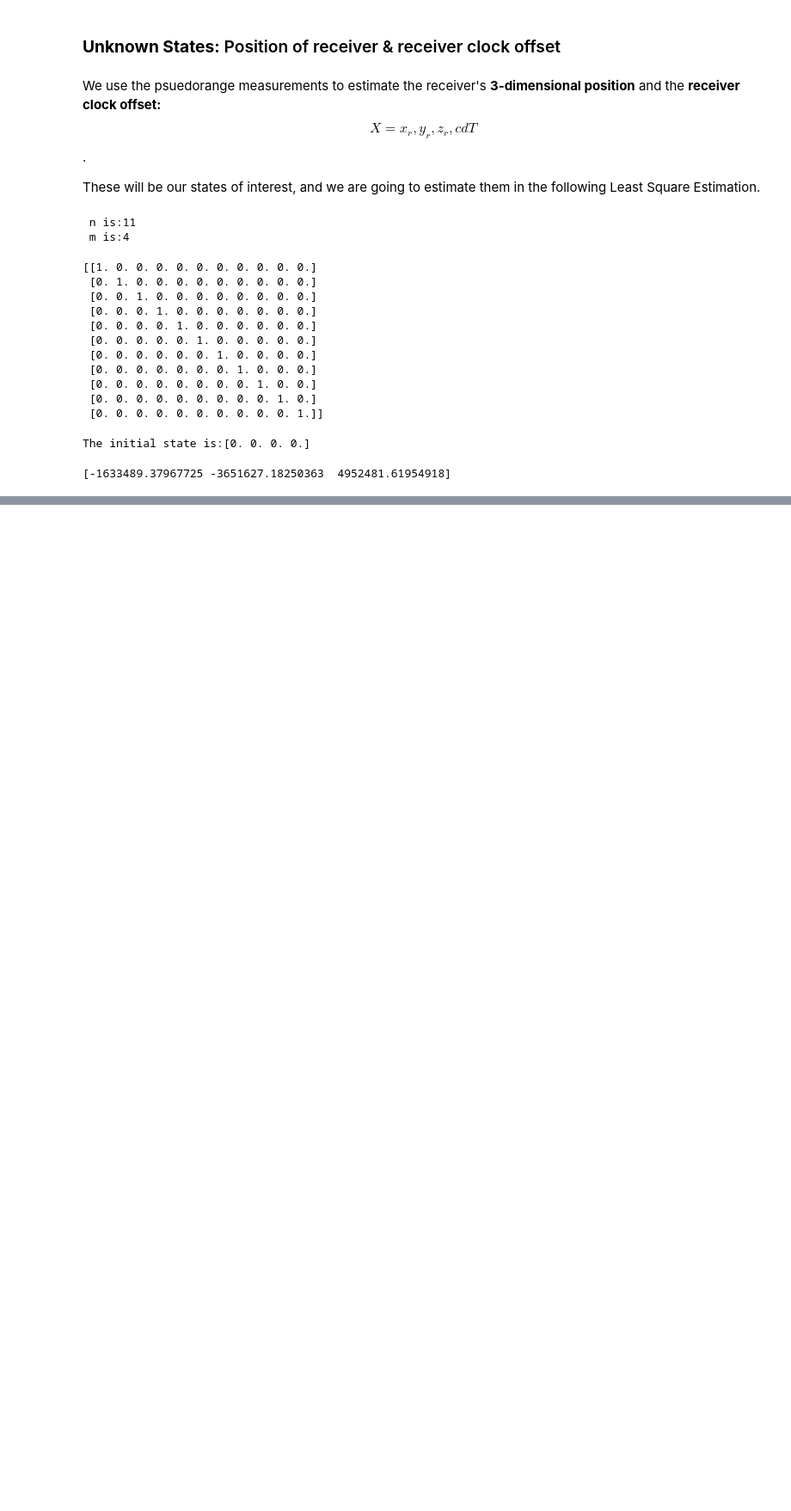
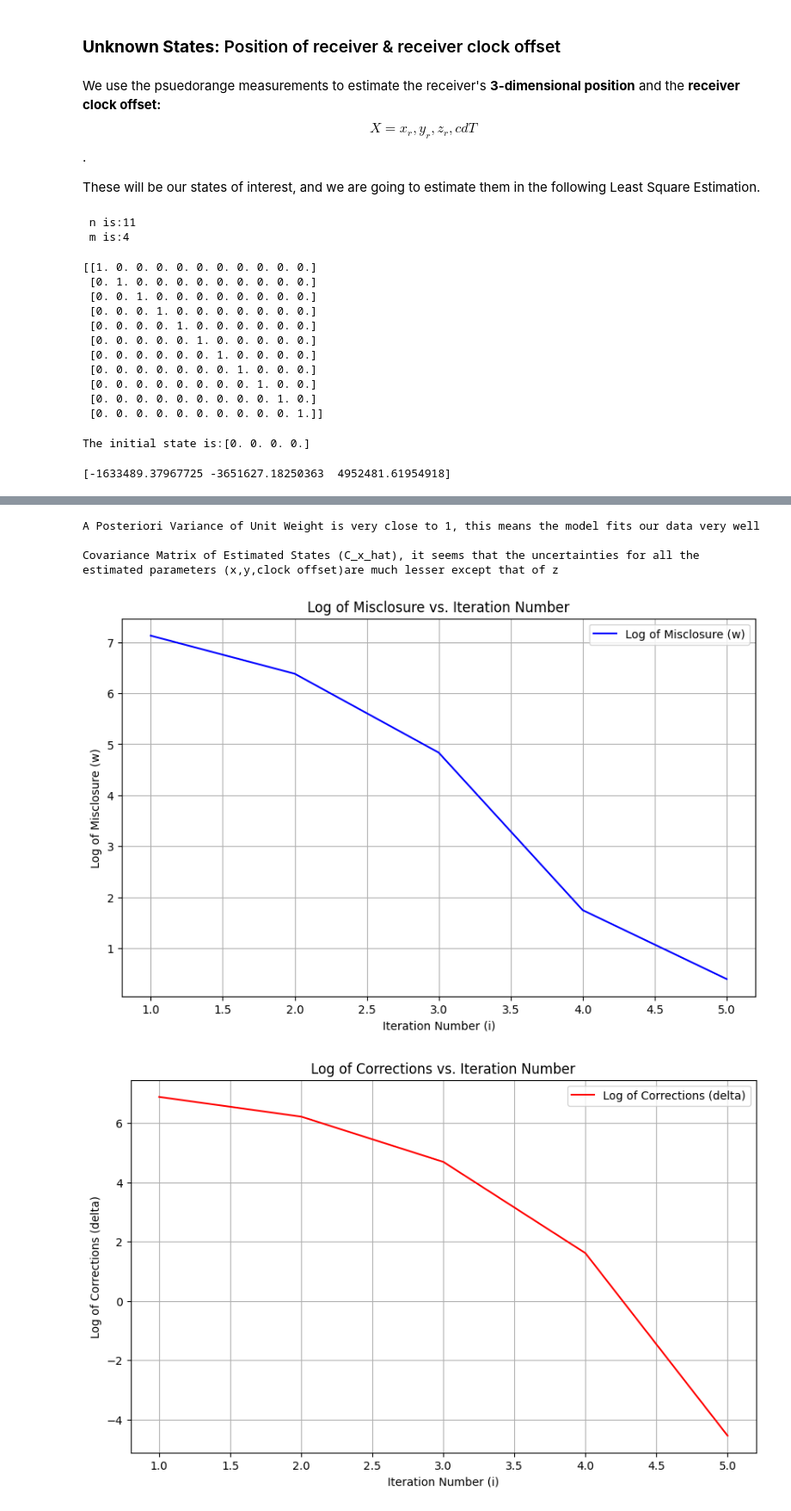
Before and after one commit to akosua-gyimah/engg680_2024_fall, a Jupyter notebook: Lab_Assignment2/Assignment2.ipynb, the cells around one changed output, grey strips where cells are left out. Shown at 86% size. Cells and saved outputs as stored; diff of their text form; code cells hidden in the pictures; blank space fills up the shorter version.

Commit message:
Assignment completed:), members try to estimated the receiver's position in ECEF for fun:)

```diff
--- a/Lab_Assignment2/Assignment2.ipynb
+++ b/Lab_Assignment2/Assignment2.ipynb
@@ -456,7 +457,7 @@ sat_pos = df_sat_pos[['x', 'y', 'z']].to_numpy()
 # step 2
 # define the number of measurements n and the number of states m
 # (2 mark)
-n = pseudorange.shape[0]
+n = len(pseudorange)
 m = 4
 print(f" n is:{n}")       #this is to visualise results
 print(f" m is:{m}")       #this is to visualise results
@@ -514,13 +515,12 @@ x_hat = x_0.copy()
 # the function should return an array of distance between satellites and receiver
 # you can either use the numpy function or code the math manually
 # (1 marks)
-import numpy as np
 
 def euclidean_norm(receiver_pos, satellite_pos):
-  #satellite_pos = satellite_pos[:, :3]
-  # Calculate the distance between receiver and each satellite
-  distance = np.linalg.norm(satellite_pos - receiver_pos, axis=1)
-  return distance #The distance between receiver and satellite
+    receiver_pos = receiver_pos.reshape(1, 3)
+    diff = satellite_pos[:, :3] - receiver_pos
+    distance = np.linalg.norm(diff, axis=1)
+    return distance
 # %%
 # step 8
 # define a function named design_matrix which computes the design matrix A of this LSE problem
@@ -639,17 +659,53 @@ Number of Iterations: 483
 # step 11
 # Comment on the computed A Posteriori Variance of Unit Weight value and the Covariance matrix of estimated states
 # (2 marks)
+
+##ANSWER##
+print("A Posteriori Variance of Unit Weight is very close to 1, this means the model fits our data very well")
+
+
+print("\nCovariance Matrix of Estimated States (C_x_hat), it seems that the uncertainties for all the estimated parameters (x,y,clock offset)are much lesser except that of z")
+# %% [output]
+A Posteriori Variance of Unit Weight is very close to 1, this means the model fits our data very well
+
+Covariance Matrix of Estimated States (C_x_hat), it seems that the uncertainties for all the estimated parameters (x,y,clock offset)are much lesser except that of z
 # %%
 # step 12
 # Using the imported matplotlib, plot the following (3 marks in total). Make sure to include proper axes information, legend, grid lines and title.
 
 # 1. Plot log of the misclosure w against the LSQ iteration number i
 # (1 marks)
-
+import matplotlib.pyplot as plt
+plt.figure(figsize=(10, 6))
+plt.plot(arr_i, np.log10([np.linalg.norm(w) for w in arr_w]), label='Log of Misclosure (w)', color='b')
+plt.xlabel('Iteration Number (i)')
+plt.ylabel('Log of Misclosure (w)')
+plt.title('Log of Misclosure vs. Iteration Number')
+plt.legend()
+plt.grid(True)
+plt.show()
 
 # 2. Plot log of the corrections delta against the LSQ iteration number i
 # (1 marks)
-
+plt.figure(figsize=(10, 6))
+plt.plot(arr_i, np.log10([np.linalg.norm(delta) for delta in arr_delta]), label='Log of Corrections (delta)', color='r')
+plt.xlabel('Iteration Number (i)')
+plt.ylabel('Log of Corrections (delta)')
+plt.title('Log of Corrections vs. Iteration Number')
+plt.legend()
+plt.grid(True)
+plt.show()
 
 # 3. Plot log of the 3D position errors against the LSQ iteration number i
 # (1 marks)
+plt.figure(figsize=(10, 6))
+plt.plot(arr_i, np.log10(arr_err_pos), label='Log of 3D Position Errors', color='g')
+plt.xlabel('Iteration Number (i)')
+plt.ylabel('Log of 3D Position Errors')
+plt.title('Log of 3D Position Errors vs. Iteration Number')
+plt.legend()
+plt.grid(True)
+plt.show()
+# %% [output]
+[figure, added]
+[figure, added]
```
Also changed, not shown: parts of 7 cells of this notebook.
